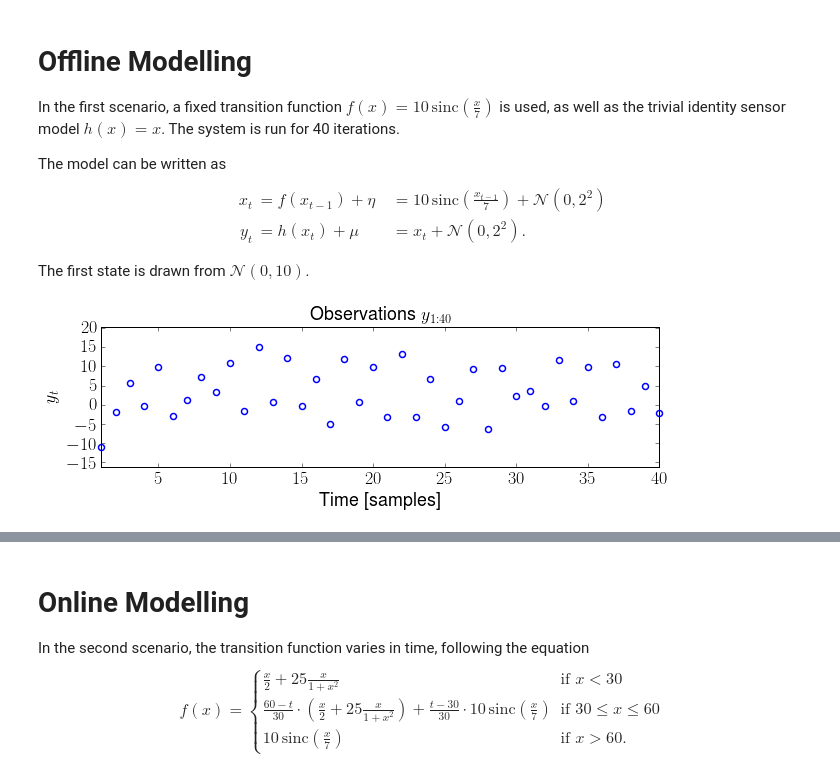
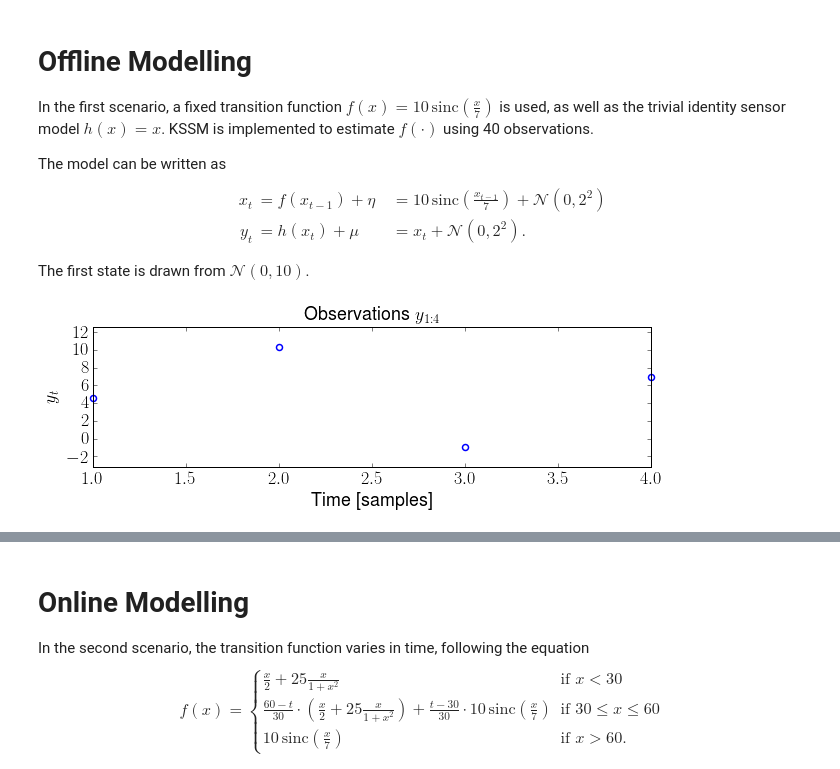
Before and after one commit to afalchetti/pykssm, a Jupyter notebook: demo/Kernel State-Space Modelling.ipynb, the cells around one changed output, grey strips where cells are left out. Drawn from its saved outputs; the diff is of its cells as text; code cells hidden in the pictures.

```diff
--- a/demo/Kernel State-Space Modelling.ipynb
+++ b/demo/Kernel State-Space Modelling.ipynb
@@ -50,7 +53,7 @@ rcParams['lines.linewidth']       = 1.5
 # %% [markdown]
 # Offline Modelling
 
-In the first scenario, a fixed transition function $f(x) = 10 \,\text{sinc}(\frac{x}{7})$ is used, as well as the trivial identity sensor model $h(x) = x$. The system is run for 40 iterations.
+In the first scenario, a fixed transition function $f(x) = 10 \,\text{sinc}(\frac{x}{7})$ is used, as well as the trivial identity sensor model $h(x) = x$. KSSM is implemented to estimate $f(\cdot)$ using 40 observations.
 
 The model can be written as
 $$
@@ -64,31 +67,31 @@ The first state is drawn from $\mathcal{N}(0, 10)$.
 # %%
 # Simple model
 f  = lambda x: 10 * np.sinc(x / 7)
 h  = lambda x: x
 
 sigmax0 = np.sqrt(10)
-sigmax  = 2
-sigmay  = 2
-size    = 40
+sigmax  = 1#2
+sigmay  = 1#2
+size    = 4
 
 x0 = 0 + np.random.randn() * sigmax0
 
 (x, y) = pykssm.filter(f, h, sigmax, sigmay, x0, size)
 
 # Let's see the data we'll be working with,
 # the output of the filter
 mtp.figure(figsize=(10, 2.5))
 mtp.plot(list(range(1, size + 1)), y, "o", markerfacecolor="none", markeredgecolor="b", clip_on=False)
 mtp.title("Observations $y_{1:" + str(size) + "}$")
 mtp.xlabel("Time [samples]")
 mtp.ylabel("$y_t$")
 
 yrange = np.max(y) - np.min(y)
 mtp.axis([1, size, np.min(y) - 0.2 * yrange, np.max(y) + 0.2 * yrange])
 
 mtp.show()
 # %% [output]
-[figure, old version]
+[figure, new version]
 # %%
 %%time
 # KSSM, the core of this notebook
```
Also changed, not shown: parts of 6 cells of this notebook, 2 other files.
